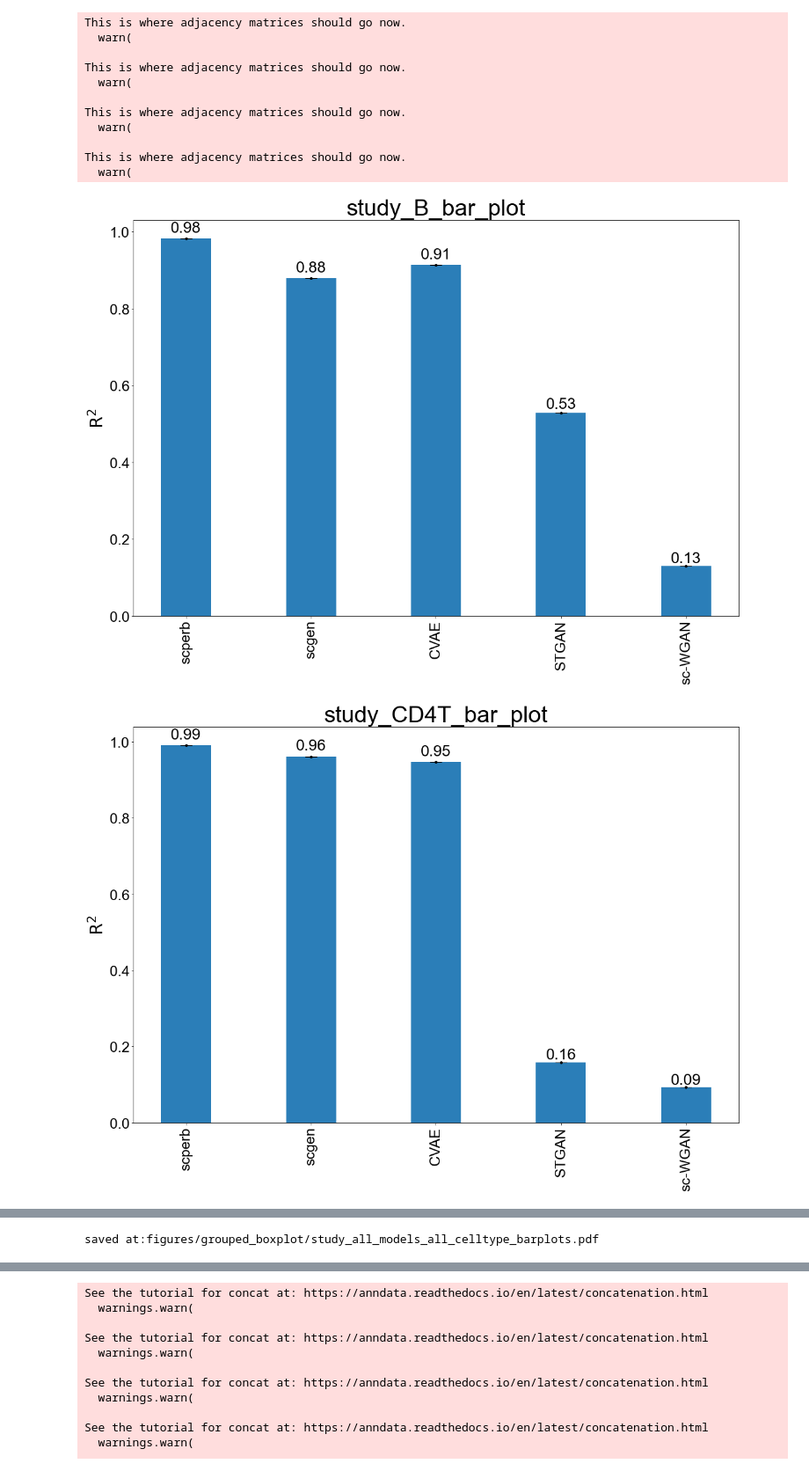
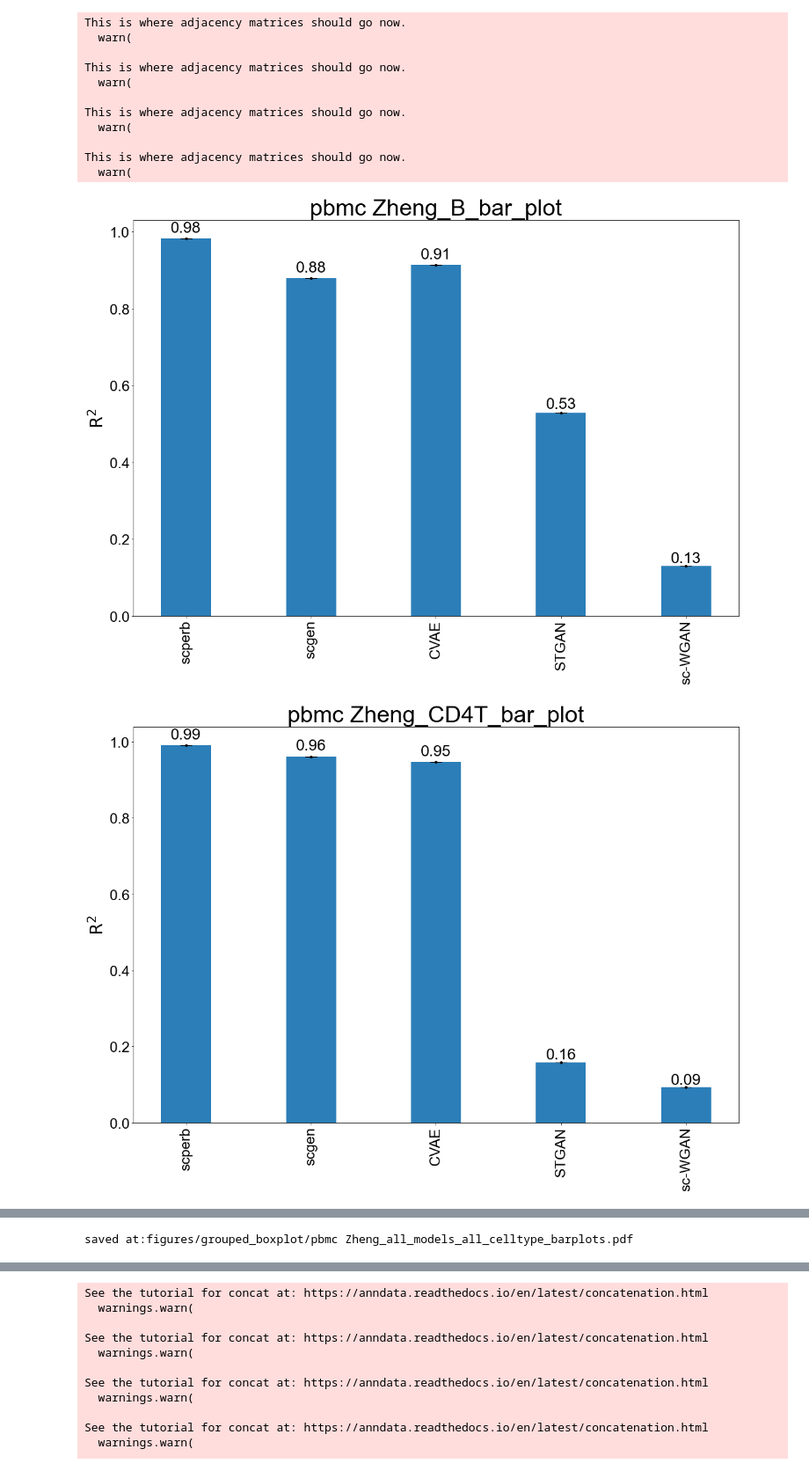
Before and after one commit to tongtongtot/scperb-tutorial, a Jupyter notebook: result & jupyters/plot_bar_violin.ipynb, the cells around one changed output, grey strips where cells are left out. Shown at 88% size. Drawn from its saved outputs; the diff is of its cells as text; code cells hidden in the pictures.

```diff
--- a/result & jupyters/plot_bar_violin.ipynb
+++ b/result & jupyters/plot_bar_violin.ipynb
@@ -113,44 +113,44 @@ def calc_R2_specific_model(adata, n_genes, conditions):
     return r_values.mean(), r_values.std()
 # %%
 names = {
-    "pbmc": ['B', 'CD4T', 'CD8T', 'CD14+Mono', 'Dendritic', 'FCGR3A+Mono', 'NK'],
+    "pbmc Kang": ['B', 'CD4T', 'CD8T', 'CD14+Mono', 'Dendritic', 'FCGR3A+Mono', 'NK'],
     "hpoly": ['Endocrine', 'Enterocyte', 'Enterocyte.Progenitor', 'Goblet', 'Stem', 'TA', 'TA.Early','Tuft'],
-    "study": ['B', 'CD4T', 'CD8T', 'CD14+Mono', 'Dendritic', 'FCGR3A+Mono', 'NK'],
+    "pbmc Zheng": ['B', 'CD4T', 'CD8T', 'CD14+Mono', 'Dendritic', 'FCGR3A+Mono', 'NK'],
 }
 keys = {
-    "pbmc": ['stimulated', 'control', 'pred', 'cell_type'],
+    "pbmc Kang": ['stimulated', 'control', 'pred', 'cell_type'],
     "hpoly": ['Hpoly.Day10', 'Control', 'pred', 'cell_label'],
-    "study": ['stimulated', 'control', 'pred', 'cell_type'],
+    "pbmc Zheng": ['stimulated', 'control', 'pred', 'cell_type'],
 }
 # %%
 scperb_all_data = {
-    "pbmc": sc.read("scperb_pbmc_all_data.h5ad"),
+    "pbmc Kang": sc.read("scperb_pbmc_all_data.h5ad"),
     "hpoly": sc.read("scperb_hpoly_all_data.h5ad"),
-    "study": sc.read("scperb_study_all_data.h5ad"),
+    "pbmc Zheng": sc.read("scperb_study_all_data.h5ad"),
 }
 
 scgen_all_data = {
-    "pbmc": sc.read("scgen_pbmc_all_data.h5ad"),
+    "pbmc Kang": sc.read("scgen_pbmc_all_data.h5ad"),
     "hpoly": sc.read("scgen_hpoly_all_data.h5ad"),
-    "study": sc.read("scgen_study_all_data.h5ad"),
+    "pbmc Zheng": sc.read("scgen_study_all_data.h5ad"),
 }
 
 CVAE_all_data = {
-    "pbmc": sc.read("CVAE_pbmc_all_data.h5ad"),
+    "pbmc Kang": sc.read("CVAE_pbmc_all_data.h5ad"),
     "hpoly": sc.read("CVAE_hpoly_all_data.h5ad"),
-    "study": sc.read("CVAE_study_all_data.h5ad"),
+    "pbmc Zheng": sc.read("CVAE_study_all_data.h5ad"),
 }
 
 STGAN_all_data = {
-    "pbmc": sc.read("STGAN_pbmc_all_data.h5ad"),
+    "pbmc Kang": sc.read("STGAN_pbmc_all_data.h5ad"),
     "hpoly": sc.read("STGAN_hpoly_all_data.h5ad"),
-    "study": sc.read("STGAN_study_all_data.h5ad"),
+    "pbmc Zheng": sc.read("STGAN_study_all_data.h5ad"),
 }
 
 WGAN_all_data = {
-    "pbmc": sc.read("WGAN_pbmc_all_data.h5ad"),
+    "pbmc Kang": sc.read("WGAN_pbmc_all_data.h5ad"),
     "hpoly": sc.read("WGAN_hpoly_all_data.h5ad"),
-    "study": sc.read("WGAN_study_all_data.h5ad"),
+    "pbmc Zheng": sc.read("WGAN_study_all_data.h5ad"),
 }
 
 # scperb_pbmc_all_data = sc.read("data/scperb_pbmc_all_data.h5ad")
@@ -172,9 +172,9 @@ WGAN_all_data = {
 # WGAN_study_all_data = sc.read("data/WGAN_study_all_data.h5ad")
 
 valid = {
-    "pbmc": sc.read("../data/valid_pbmc.h5ad"),
+    "pbmc Kang": sc.read("../data/valid_pbmc.h5ad"),
     "hpoly": sc.read("../data/valid_hpoly.h5ad"),
-    "study": sc.read("../data/valid_study.h5ad"),
+    "pbmc Zheng": sc.read("../data/valid_study.h5ad"),
 }
 # %% [output]
 This is where adjacency matrices should go now.
@@ -323,9 +323,9 @@ def plot_all_cell_type_bar_garph(name):
     grouped_barplot(df_all, "Models", "Type", "R^2 Means", "R^2 Stddevs", put_label=True, legend=False, filename=f"{name}_all_models_barplots.pdf", offset=0.0, data_name = f'{name}_all')
     return [df_all, df_all_saved]
 # %%
-df_all_datasets_study, df_all_data_study = plot_all_cell_type_bar_garph("study")
-df_all_datasets_pbmc, df_all_data_pbmc = plot_all_cell_type_bar_garph("pbmc")
+df_all_datasets_study, df_all_data_study = plot_all_cell_type_bar_garph("pbmc Zheng")
+df_all_datasets_pbmc, df_all_data_pbmc = plot_all_cell_type_bar_garph("pbmc Kang")
 df_all_datasets_hpoly, df_all_data_hpoly = plot_all_cell_type_bar_garph("hpoly")
 # %% [output]
-[figure, old version]
+[figure, new version]
-[figure, old version]
+[figure, new version]
@@ -337 +337 @@ df_all_datasets_hpoly, df_all_data_hpoly = plot_all_cell_type_bar_garph("hpoly")
-saved at:figures/grouped_boxplot/study_all_models_all_celltype_barplots.pdf
+saved at:figures/grouped_boxplot/pbmc Zheng_all_models_all_celltype_barplots.pdf
```
Also changed, not shown: parts of 6 cells of this notebook, 44 other files.
